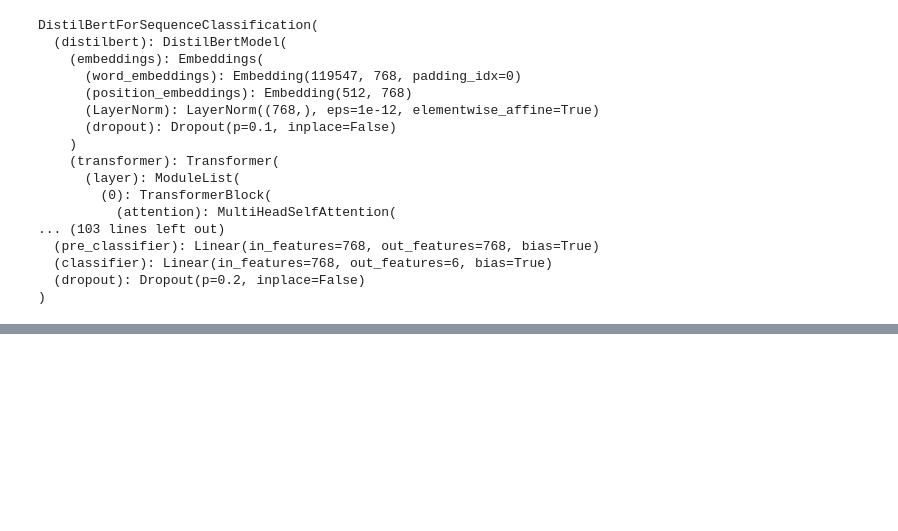
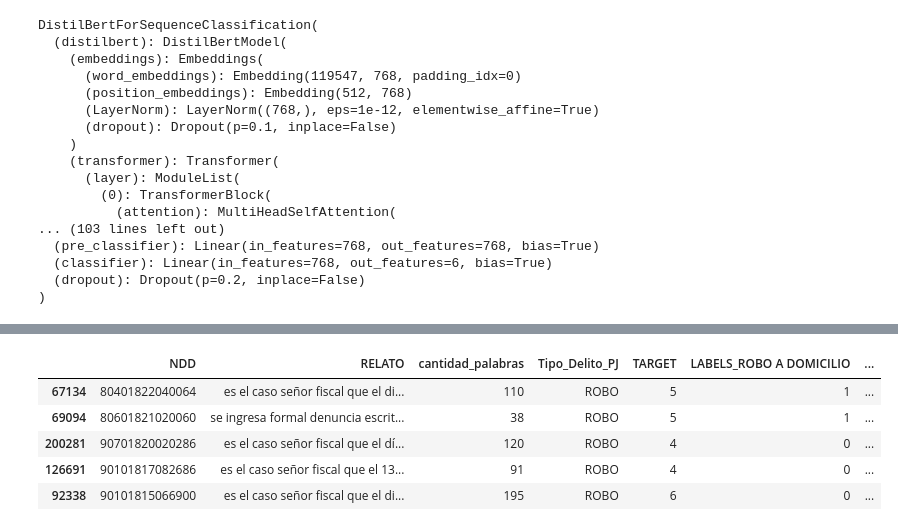
Before and after one commit to LeninGF/clasificaion_robos_fge, a Jupyter notebook: evaluateNotebook.ipynb, the cells around one changed output, grey strips where cells are left out. Cells and saved outputs as stored; diff of their text form; code cells hidden in the pictures; blank space fills up the shorter version.

```diff
--- a/evaluateNotebook.ipynb
+++ b/evaluateNotebook.ipynb
@@ -104,3 +104,13 @@ tf_test_set = tokenized_dataset["test"].shuffle(seed=42).select(range(4000)).to_
 # model_tf.compile(optimizer=optimizer, metrics = ['accuracy'])
 # %%
 # model_tf.evaluate(tf_test_set)
+# %%
+dataset_df = pd.read_csv(os.path.join(dir_root, 'data/raw/dataset.csv'))
+dataset_df.sample(5)
+# %% [output]
+|  | NDD | RELATO | cantidad_palabras | Tipo_Delito_PJ | TARGET | LABELS_ROBO A DOMICILIO | ... |
+| 67134 | 80401822040064 | es el caso señor fiscal que el di... | 110 | ROBO | 5 | 1 | ... |
+| 69094 | 80601821020060 | se ingresa formal denuncia escrit... | 38 | ROBO | 5 | 1 | ... |
+| 200281 | 90701820020286 | es el caso señor fiscal que el dí... | 120 | ROBO | 4 | 0 | ... |
+| 126691 | 90101817082686 | es el caso señor fiscal que el 13... | 91 | ROBO | 4 | 0 | ... |
+| 92338 | 90101815066900 | es el caso señor fiscal que el di... | 195 | ROBO | 6 | 0 | ... |
```
Also changed, not shown: parts of 21 cells of this notebook, 1 other file.
